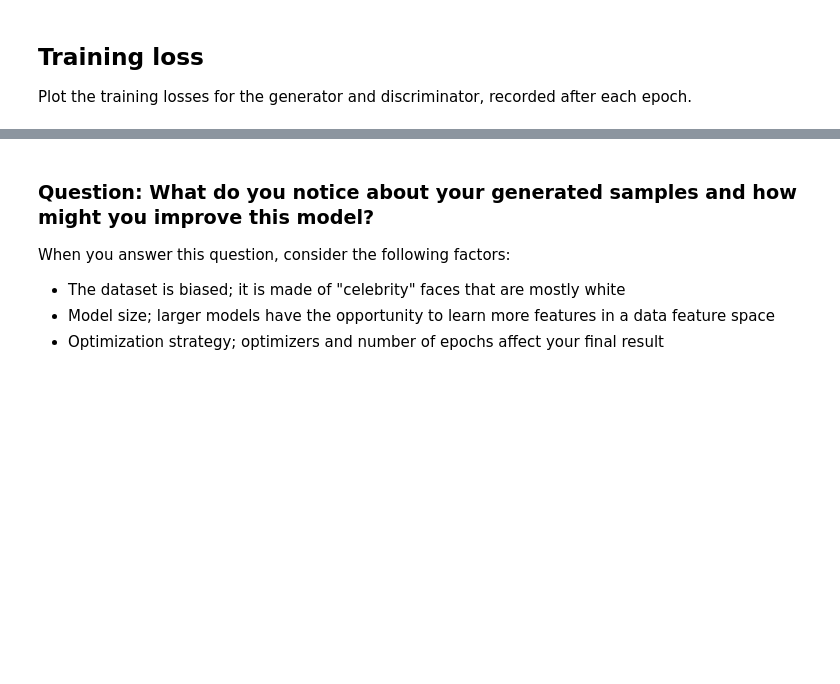
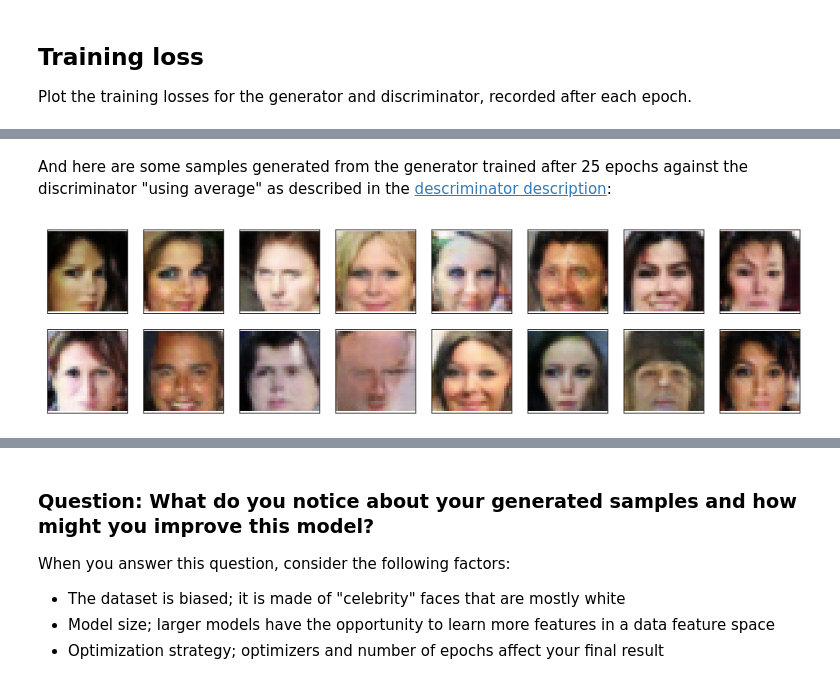
Before and after one commit to picost/udl_facegeneration_project, a Jupyter notebook: dlnd_face_generation.ipynb, the cells around one changed output, grey strips where cells are left out. Saved outputs shown, nothing was run; the diff lists cells and outputs as text; code cells hidden in the pictures; blank space fills up the shorter version.

```diff
--- a/dlnd_face_generation.ipynb
+++ b/dlnd_face_generation.ipynb
@@ -600,9 +594,3 @@ Epoch [    9/   10 - batch 1200] | d_loss: 0.2074 | g_loss: 0.6507
 ## Training loss
 
 Plot the training losses for the generator and discriminator, recorded after each epoch.
-# %%
-fig, ax = plt.subplots()
-plt.plot(losses[:, 0], label='Discriminator', alpha=0.5)
-plt.plot(losses[:, 1], label='Generator', alpha=0.5)
-plt.title("Training Losses")
-plt.legend()
@@ -615,7 +607,10 @@ View samples of images from the generator, and answer a question about the stren
 def view_samples(epoch, samples):
     fig, axes = plt.subplots(figsize=(16,4), nrows=2, ncols=8, sharey=True, sharex=True)
     for ax, img in zip(axes.flatten(), samples[epoch]):
-        img = img.detach().cpu().numpy()
+        try:
+            img = img.detach().cpu().numpy()
+        except AttributeError:
+            pass
         img = np.transpose(img, (1, 2, 0))
         img = ((img + 1)*255 / (2)).astype(np.uint8)
         ax.xaxis.set_visible(False)
@@ -624,6 +641,6 @@ def view_samples(epoch, samples):
 # %%
 # Load samples from generator, taken while training
-with open('train_samples.pkl', 'rb') as f:
+with open('64_convdim/train_samples_no_avg.pkl', 'rb') as f:
     samples = pkl.load(f)
 # %%
 _ = view_samples(-1, samples)
@@ -629,0 +649,10 @@ _ = view_samples(-1, samples)
+# %% [markdown]
+And here are some samples generated from the generator trained after 25 epochs against the discriminator "using average" as described in the [descriminator description](#discriminator):
+# %%
+# Load samples from generator, taken while training
+with open('64_convdim/train_samples_avg.pkl', 'rb') as f:
+    samples = pkl.load(f)
+# %%
+_ = view_samples(-1, samples)
+# %% [output]
+[figure, added]
```
Also changed, not shown: parts of 46 cells of this notebook.
